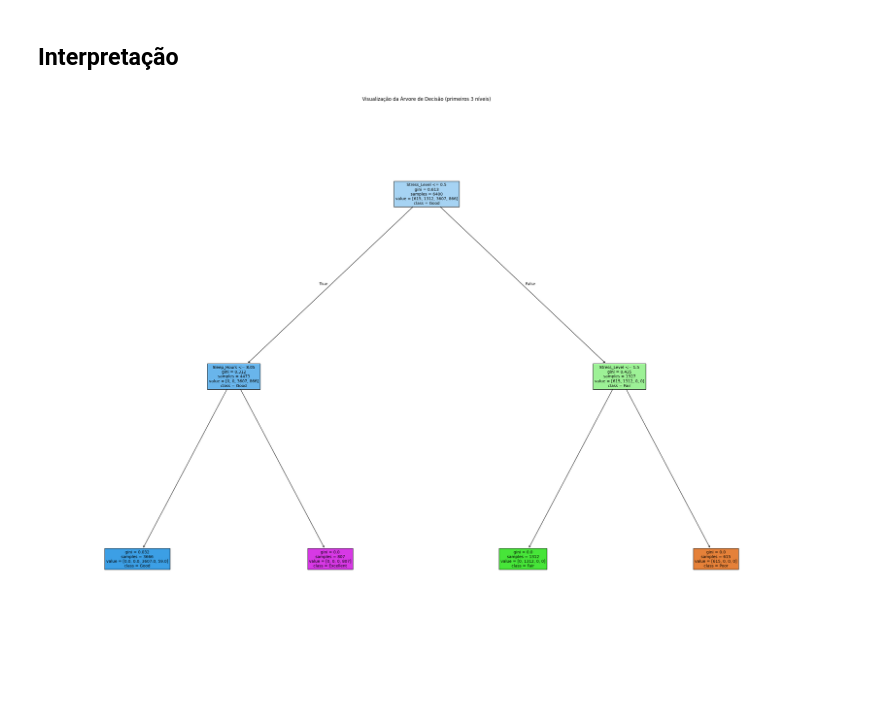
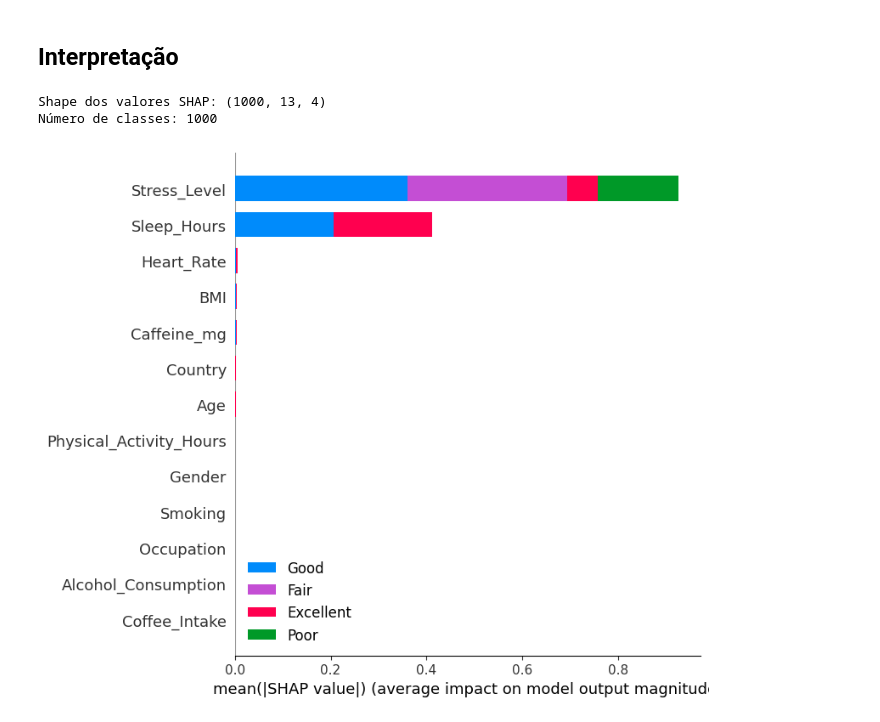
Before and after one commit to zurawskigabriel/T1_Aprendizado_De_Maquina, a Jupyter notebook: main.ipynb, the cells around one changed output. Saved outputs shown, nothing was run; the diff lists cells and outputs as text; code cells hidden in the pictures; blank space fills up the shorter version.

```diff
--- a/main.ipynb
+++ b/main.ipynb
@@ -529,5 +686,6 @@ fig.show()
 # %%
 # Treina o modelo de Árvore de Decisão
-ad_model = DecisionTreeClassifier(random_state=42, max_depth=2)
+profundidade_maxima = 10
+ad_model = DecisionTreeClassifier(random_state=42, max_depth=profundidade_maxima)
 ad_model.fit(X_train, y_train)
 # %% [output]
@@ -610,32 +784,22 @@ print('     - F1-score:', f1_score(y_test, y_test_pred, average='weighted'))
 # %% [markdown]
 ## Interpretação
-# %%
-# Nomes das classes para a legenda do gráfico
-# O mapeamento foi: {'Poor': 0, 'Fair': 1, 'Good': 2, 'Excellent': 3}
-class_names_list = ['Poor', 'Fair', 'Good', 'Excellent']
-
-plt.figure(figsize=(35, 25))
-plot_tree(ad_model,
-          feature_names=X_train.columns,
-          class_names=class_names_list,
-          filled=True,
-          max_depth=None, # Limita a profundidade da visualização
-          fontsize=10)
-plt.title("Visualização da Árvore de Decisão")
-plt.show()
-# %% [output]
-[figure, removed]
 # %%
-# Nomes das classes para a legenda do gráfico
-# O mapeamento foi: {'Poor': 0, 'Fair': 1, 'Good': 2, 'Excellent': 3}
-class_names_list = ['Poor', 'Fair', 'Good', 'Excellent']
+# Inicializa o explainer para árvores de decisão
+explainer = shap.TreeExplainer(ad_model)
 
-plt.figure(figsize=(35, 25))
-plot_tree(ad_model,
-          feature_names=X_train.columns,
-          class_names=class_names_list,
-          filled=True,
-          max_depth=None, # Limita a profundidade da visualização
-          fontsize=10)
-plt.title("Visualização da Árvore de Decisão")
-plt.show()
+# Calcula os valores SHAP para o conjunto de teste (ou uma amostra dele)
+sample_size = min(1000, len(X_test))
+X_test_sample = X_test.sample(n=sample_size, random_state=42)
+
+shap_values = explainer.shap_values(X_test_sample)
+
+# Se for classificação multiclasse, shap_values será uma lista
+print(f"Shape dos valores SHAP: {np.array(shap_values).shape}")
+print(f"Número de classes: {len(shap_values)}")
+
+# Feature importance plot - importância geral das features
+shap.summary_plot(shap_values, X_test_sample, plot_type="bar", class_names=['Poor', 'Fair', 'Good', 'Excellent'])
+# %% [output]
+Shape dos valores SHAP: (1000, 13, 4)
+Número de classes: 1000
+[figure, added]
```
Also changed, not shown: parts of 42 cells of this notebook, 10 other files.
